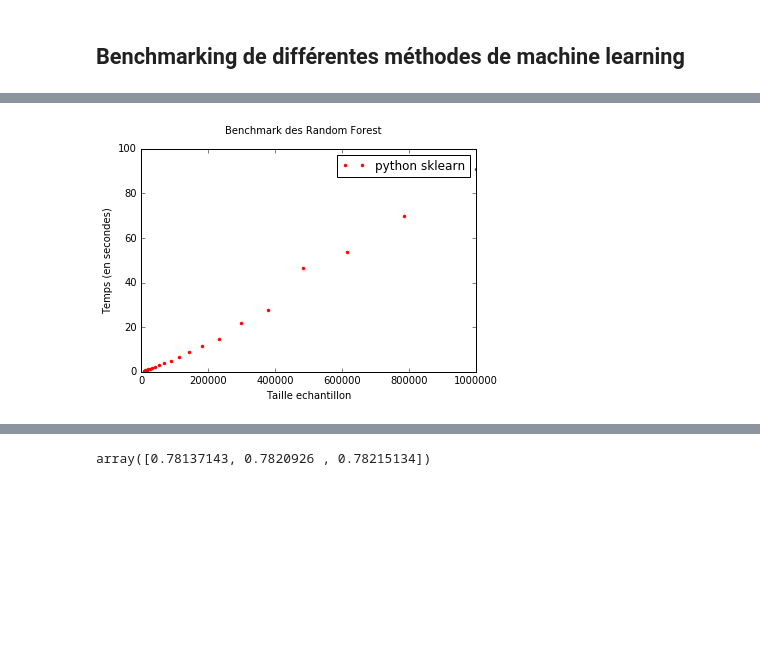
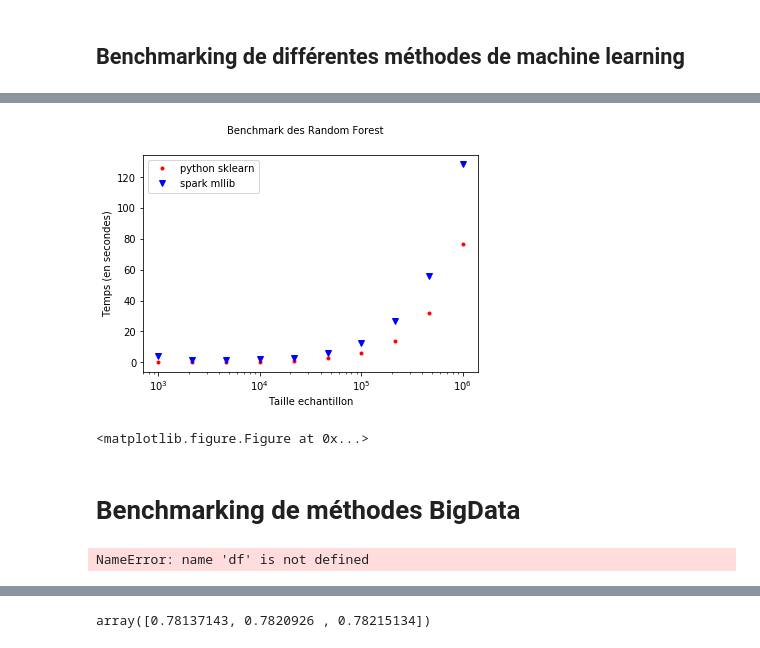
Before and after one commit to clgch/ProjetPLP, a Jupyter notebook: classic.ipynb, the cells around one changed output, grey strips where cells are left out. Saved outputs shown, nothing was run; the diff lists cells and outputs as text; code cells hidden in the pictures; blank space fills up the shorter version.

```diff
--- a/classic.ipynb
+++ b/classic.ipynb
@@ -58,7 +55,7 @@ df
 ## Benchmarking de différentes méthodes de machine learning
 # %%
 ## Benchmark des forêts aléatoires, je calcule le temps d'entrainement en fonction de la taille du dataset.
-r = np.logspace(4, 7, num = 10)
+r = np.logspace(3, 6, num = 10)
 exec_time = []
 
 #méthode Sklearn
@@ -74,12 +71,13 @@ for i in r:
     rf.fit(X, y)
     end = time.time()
     exec_time.append(end - start)
+    del df
 # %%
 from pyspark.mllib.tree import RandomForest, RandomForestModel
 from pyspark.mllib.util import MLUtils
 from pyspark.mllib.regression import LabeledPoint
 from pyspark.mllib.linalg import Vector
-r = np.logspace(4, 7, num = 20)
+r = np.logspace(3, 6, num = 10)
 
 exec_time_spark = []
 
@@ -92,3 +90,5 @@ for i in r:
     model = RandomForest.trainRegressor(d, {}, 20)
     end = time.time()
     exec_time_spark.append(end - start)
+    del data
+    del d
@@ -104,19 +121,27 @@ exec_time_spark
 # %%
 import matplotlib.pyplot as plt
 
 
 fig = plt.figure()
 fig.suptitle('Benchmark des Random Forest', fontsize=10)
 
 ax = fig.add_subplot(111)
 
 ax.set_xlabel('Taille echantillon')
 ax.set_ylabel('Temps (en secondes)')
 
 
 plt.xscale('log')
 plt.plot(r, exec_time, 'r.', label = 'python sklearn')
+plt.plot(r, exec_time_spark, 'bv', label = 'spark mllib')
 plt.legend()
 plt.show()
+
+plt.savefig('rf.png')
+
+#on remaque qu'il faut "chauffer" la JVM
 # %% [output]
-[figure, old version]
+[figure, new version]
+<matplotlib.figure.Figure at 0x...>
+# %% [markdown]
+# Benchmarking de méthodes BigData
@@ -122,0 +179,4 @@ plt.show()
+# %%
+df
+# %% [output]
+NameError: name 'df' is not defined
```
Also changed, not shown: parts of 13 cells of this notebook.
